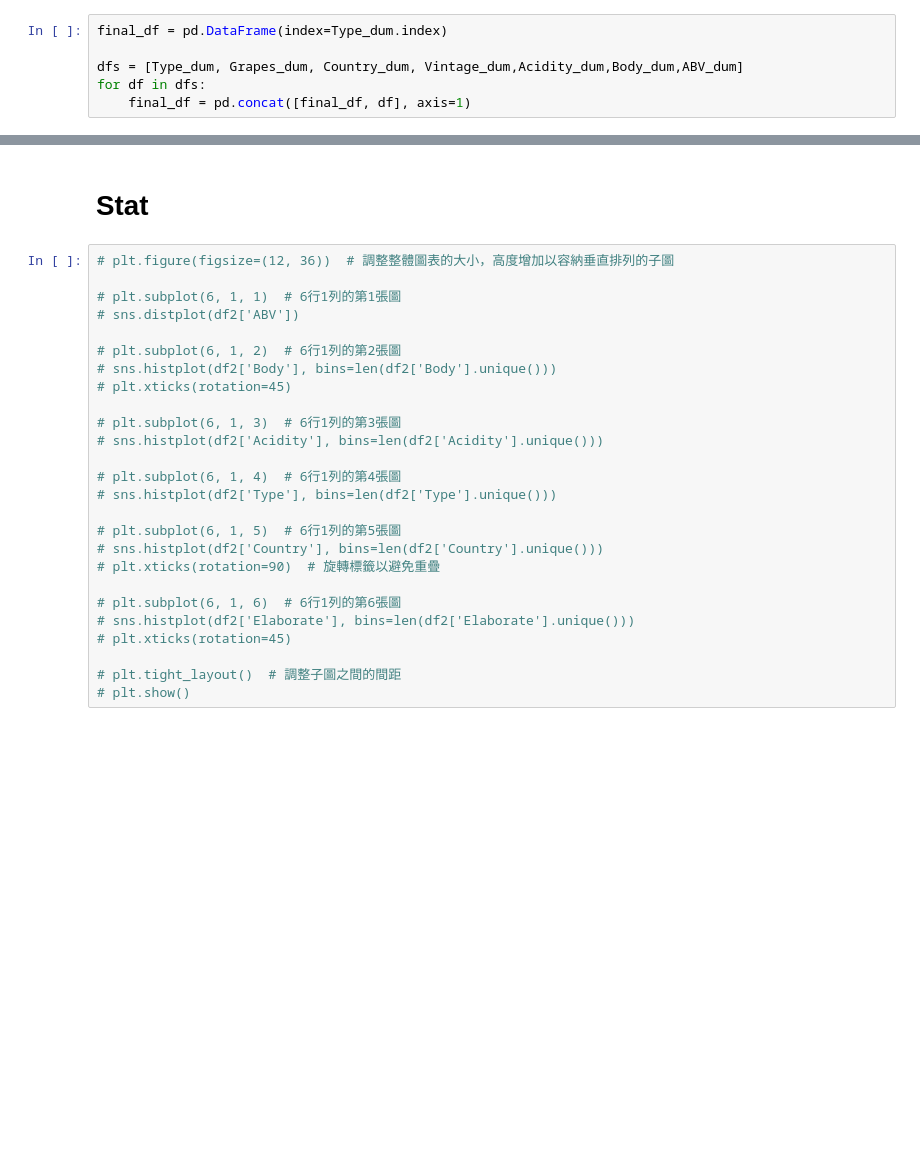
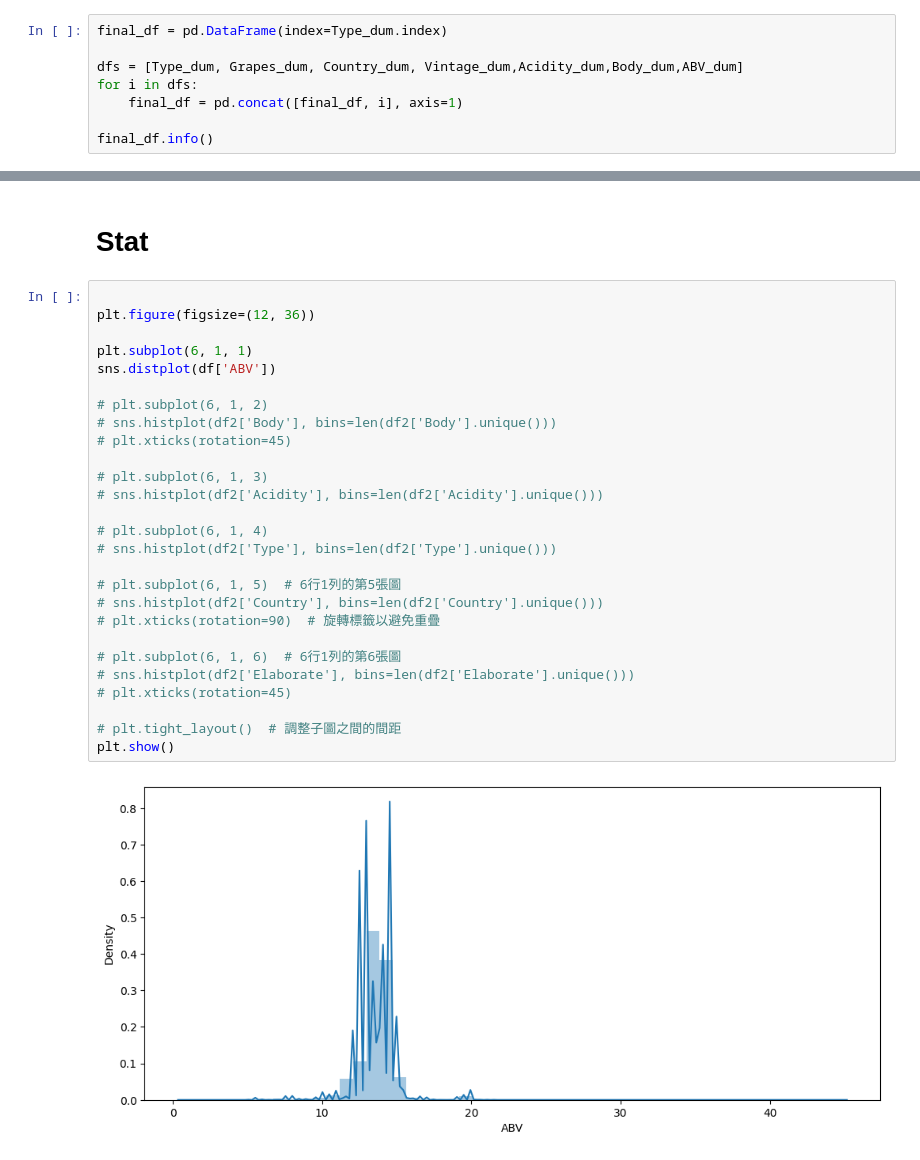
Before and after one commit to blossmuri/Grape-Wine-Rating-Inference, a Jupyter notebook: Xwines.ipynb, the cells around one changed output, grey strips where cells are left out. Cells and saved outputs as stored; diff of their text form; blank space fills up the shorter version.

```diff
--- a/Xwines.ipynb
+++ b/Xwines.ipynb
@@ -88,5 +98,7 @@ Body_dum = pd.get_dummies(Body,drop_first=True, sparse=True).astype(int)
 final_df = pd.DataFrame(index=Type_dum.index)
 
 dfs = [Type_dum, Grapes_dum, Country_dum, Vintage_dum,Acidity_dum,Body_dum,ABV_dum]
-for df in dfs:
-    final_df = pd.concat([final_df, df], axis=1)
+for i in dfs:
+    final_df = pd.concat([final_df, i], axis=1)
+
+final_df.info()
@@ -136,28 +201,31 @@ with open(file_path, "w") as f:
 # %% [markdown]
 # Stat
 # %%
-# plt.figure(figsize=(12, 36))  # 調整整體圖表的大小，高度增加以容納垂直排列的子圖
 
-# plt.subplot(6, 1, 1)  # 6行1列的第1張圖
-# sns.distplot(df2['ABV'])
+plt.figure(figsize=(12, 36))
 
-# plt.subplot(6, 1, 2)  # 6行1列的第2張圖
+plt.subplot(6, 1, 1)
+sns.distplot(df['ABV'])
+
+# plt.subplot(6, 1, 2)
 # sns.histplot(df2['Body'], bins=len(df2['Body'].unique()))
 # plt.xticks(rotation=45)
 
-# plt.subplot(6, 1, 3)  # 6行1列的第3張圖
+# plt.subplot(6, 1, 3)
 # sns.histplot(df2['Acidity'], bins=len(df2['Acidity'].unique()))
 
-# plt.subplot(6, 1, 4)  # 6行1列的第4張圖
+# plt.subplot(6, 1, 4)
 # sns.histplot(df2['Type'], bins=len(df2['Type'].unique()))
 
 # plt.subplot(6, 1, 5)  # 6行1列的第5張圖
 # sns.histplot(df2['Country'], bins=len(df2['Country'].unique()))
 # plt.xticks(rotation=90)  # 旋轉標籤以避免重疊
 
 # plt.subplot(6, 1, 6)  # 6行1列的第6張圖
 # sns.histplot(df2['Elaborate'], bins=len(df2['Elaborate'].unique()))
 # plt.xticks(rotation=45)
 
 # plt.tight_layout()  # 調整子圖之間的間距
-# plt.show()
+plt.show()
+# %% [output]
+[figure, added]
```
Also changed, not shown: parts of 14 cells of this notebook, 1 other file.
